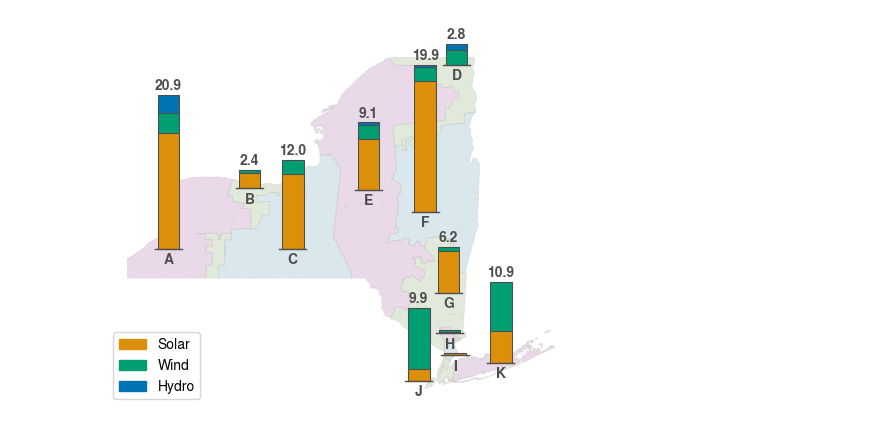
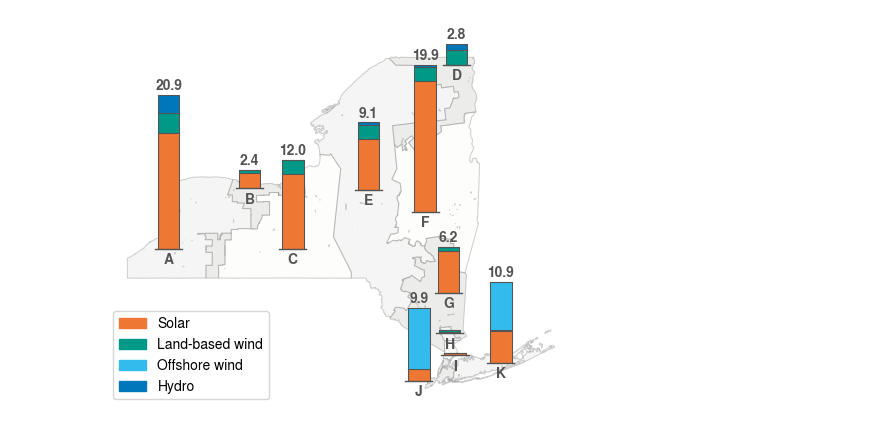
Before and after one commit to kbtang28/tang-etal_inprep, a Jupyter notebook: workflow/map_zonal_caps.ipynb, the cells around one changed output. Saved outputs shown, nothing was run; the diff lists cells and outputs as text; code cells hidden in the pictures.

Commit message:
update figures for resubmission

```diff
--- a/workflow/map_zonal_caps.ipynb
+++ b/workflow/map_zonal_caps.ipynb
@@ -9,17 +9,17 @@ import numpy as np
 from pyfonts import load_font
 from matplotlib.patches import Patch
 # %%
-subtitle_font = load_font('/home/kbt28/.local/share/fonts/texgyreheros-bold.otf')
+subtitle_font = load_font('fonts/texgyreheros-bold.otf')
 subtitle_font.set_size(10)
-zone_label_font = load_font('/home/kbt28/.local/share/fonts/texgyreheros-bold.otf')
+zone_label_font = load_font('fonts/texgyreheros-bold.otf')
 zone_label_font.set_size(10)
-legend_font = load_font('/home/kbt28/.local/share/fonts/texgyreheros-regular.otf')
+legend_font = load_font('fonts/texgyreheros-regular.otf')
 legend_font.set_size(10)
-cbar_font = load_font('/home/kbt28/.local/share/fonts/texgyreheros-regular.otf')
+cbar_font = load_font('fonts/texgyreheros-regular.otf')
 cbar_font.set_size(9)
 # %%
 # load zone gdf and assign COLOR
-zone_zipfile = "NYISO_Load_Zone.zip"
+zone_zipfile = "../../figures/map_files/NYISO_Load_Zone.zip"
 zones_gdf = gpd.read_file(zone_zipfile)
 zones_gdf.loc[zones_gdf['ZN_ABBRV'] == 'CAPITL', 'COLOR'] = 1.0 # F
 zones_gdf.loc[zones_gdf['ZN_ABBRV'] == 'CENTRL', 'COLOR'] = 1.0 # C
@@ -36,9 +36,16 @@ zones_gdf.loc[zones_gdf['ZN_ABBRV'] == 'WEST', 'COLOR']   = 2.0 # A
 zones_gdf.set_crs(epsg=4326, inplace=True)
 
 zones_val_to_color = {
-    1.0: '#a3c6d2',
-    2.0: '#c8a2c8',
-    3.0: '#b5c9a5'
+    # 1.0: '#a3c6d2',
+    # 2.0: '#c8a2c8',
+    # 3.0: '#b5c9a5'
+    # 1.0: '#CCDDAA',
+    # 2.0: '#CCEEFF',
+    # 3.0: '#EEEEBB'
+    1.0: '#FAFAF9',
+    2.0: '#E8E8E6',
+    3.0: '#D0D0CE'
+
 }
 zones_gdf['COLOR'] = zones_gdf['COLOR'].map(zones_val_to_color)
 zones_gdf = zones_gdf.dissolve(by="ZN_ABBRV", as_index=False);
@@ -47,15 +54,16 @@ renewables_df = pd.DataFrame({
     "zone": ["WEST", "GENESE", "CENTRL", "NORTH", "MHK VL", "CAPITL", "HUD VL", "MILLWD", "DUNWOD", "N.Y.C.", "LONGIL"],
     "label": ["A", "B", "C", "D", "E", "F", "G", "H", "I", "J", "K"],
     "Solar": [1297+14440, 402+1648, 1098+9006, 0, 1240+5698, 2154+15647, 2270+3353, 202, 299, 1676, 2883+1441],
-    "Wind": [2692, 390, 1923, 1935, 1821, 1864, 606, 303, 0, 8250, 121+6488],
+    "Land-based wind": [2692, 390, 1923, 1935, 1821, 1864, 606, 303, 0, 0, 121],
+    "Offshore wind": [0, 0, 0, 0, 0, 0, 0, 0, 0, 8250, 6488],
     "Hydro": [2460, 0, 0, 909.8, 376.3, 269.6, 0, 0, 0, 0, 0]
 })
-renewable_types = ["Solar", "Wind", "Hydro"]
+renewable_types = ["Solar", "Land-based wind", "Offshore wind", "Hydro"]
 
 zones = zones_gdf.merge(renewables_df, left_on="ZN_ABBRV", right_on="zone")
 # %%
 # plot
-renewable_colors = ["#dc8f0b", "#019e73", "#0173b2"]
+renewable_colors = ["#EE7733", "#009988", "#33BBEE", "#0077BB"]
 
 bar_pts = [(-74.25, 42.9), # F
            (-76.7, 42.4), # C
@@ -73,37 +81,37 @@ bar_pts = [(-74.25, 42.9), # F
 fig = plt.figure(figsize=(5.0, 5.0))
 
 ax = fig.add_subplot()
 ax.set_xticks([])
 ax.set_yticks([])
 ax.set_frame_on(False)
-zones.plot(ax=ax, color=zones['COLOR'], edgecolor='#c2c2c2', linewidth=0.5, zorder=1, alpha=0.4)
+zones.plot(ax=ax, color=zones['COLOR'], edgecolor='#8F8F8F', linewidth=0.75, zorder=1, alpha=0.4)
 for i, row  in zones.iterrows():
     x, y = bar_pts[i]
 
     values = [row[type] for type in renewable_types]
     total = sum(values)
 
     width=0.5
-    ax.plot([x - width/2, x + width/2], [y, y], color="#4d4d4d", linewidth=1)
+    ax.plot([x - width/2, x + width/2], [y, y], color="#545454", linewidth=1)
 
     scale = 0.0001
     bottom = y
 
-    ax.annotate(row.label, xy=(x, y-0.2), xycoords='data', color='#4d4d4d', font=zone_label_font, horizontalalignment='center')
+    ax.annotate(row.label, xy=(x, y-0.2), xycoords='data', color='#545454', font=zone_label_font, horizontalalignment='center')
     for val, color in zip(values, renewable_colors):
         bar_height = val*scale
-        ax.bar(x, bar_height, width=0.4, bottom=bottom, color=color, edgecolor="#4d4d4d", linewidth=0.75)
+        ax.bar(x, bar_height, width=0.4, bottom=bottom, color=color, edgecolor="#545454", linewidth=0.75)
         bottom += bar_height
 
     if (row.label != "H") & (row.label != "I"):
-        ax.annotate(f"{total / 1000:.1f}", xy=(x, bottom+0.15), xycoords='data', color='#4d4d4d', font=zone_label_font, horizontalalignment='center', verticalalignment='center_baseline')
+        ax.annotate(f"{total / 1000:.1f}", xy=(x, bottom+0.15), xycoords='data', color='#545454', font=zone_label_font, horizontalalignment='center', verticalalignment='center_baseline')
 
 legend_patches = [Patch(color=c, label=t) for t, c in zip(renewable_types, renewable_colors)]
 ax.legend(handles=legend_patches, loc="lower left", prop=legend_font)
 
 ax.axis("off")
 plt.tight_layout()
 
-plt.savefig(f"map_zonal_caps.png", dpi=300, bbox_inches='tight')
+plt.savefig(f"../../figures/map_zonal_caps.png", dpi=300, bbox_inches='tight')
 # %% [output]
-[figure, old version]
+[figure, new version]
```
Also changed, not shown: 12 other files.
